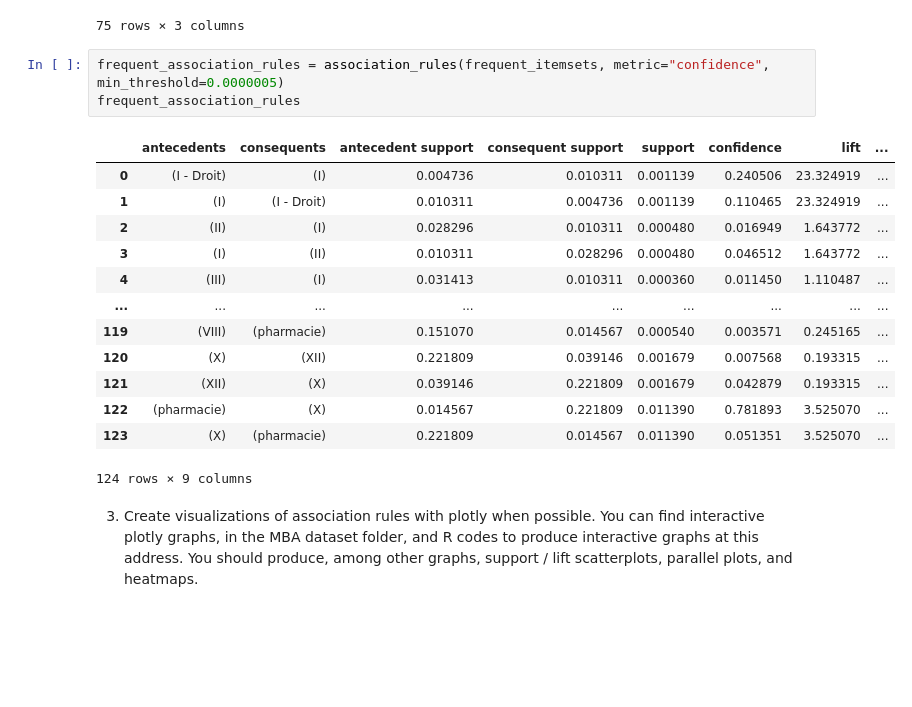
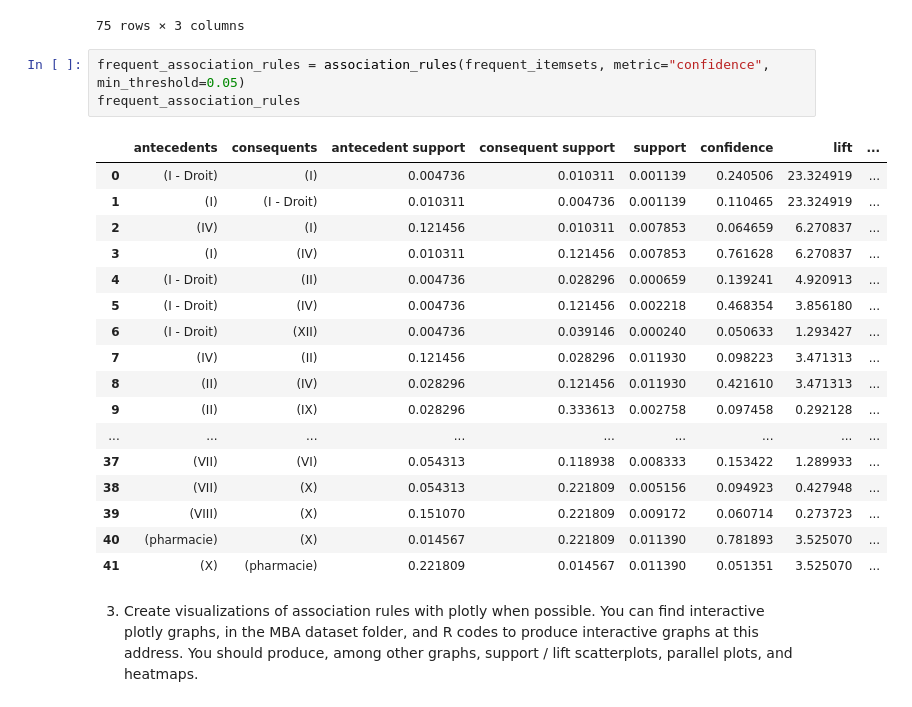
Before and after one commit to Zamanax/Pattern-Mining---B4, a Jupyter notebook: patternmining.ipynb, the cells around one changed output. Cells and saved outputs as stored; diff of their text form; blank space fills up the shorter version.

```diff
--- a/patternmining.ipynb
+++ b/patternmining.ipynb
@@ -229,22 +229,26 @@ frequent_itemsets
 | 74 | 0.011390 | (pharmacie, X) | 2 |
 75 rows × 3 columns
 # %%
-frequent_association_rules = association_rules(frequent_itemsets, metric="confidence", min_threshold=0.0000005)
+frequent_association_rules = association_rules(frequent_itemsets, metric="confidence", min_threshold=0.05)
 frequent_association_rules
 # %% [output]
 |  | antecedents | consequents | antecedent support | consequent support | support | confidence | lift | ... |
 | 0 | (I - Droit) | (I) | 0.004736 | 0.010311 | 0.001139 | 0.240506 | 23.324919 | ... |
 | 1 | (I) | (I - Droit) | 0.010311 | 0.004736 | 0.001139 | 0.110465 | 23.324919 | ... |
-| 2 | (II) | (I) | 0.028296 | 0.010311 | 0.000480 | 0.016949 | 1.643772 | ... |
-| 3 | (I) | (II) | 0.010311 | 0.028296 | 0.000480 | 0.046512 | 1.643772 | ... |
-| 4 | (III) | (I) | 0.031413 | 0.010311 | 0.000360 | 0.011450 | 1.110487 | ... |
+| 2 | (IV) | (I) | 0.121456 | 0.010311 | 0.007853 | 0.064659 | 6.270837 | ... |
+| 3 | (I) | (IV) | 0.010311 | 0.121456 | 0.007853 | 0.761628 | 6.270837 | ... |
+| 4 | (I - Droit) | (II) | 0.004736 | 0.028296 | 0.000659 | 0.139241 | 4.920913 | ... |
+| 5 | (I - Droit) | (IV) | 0.004736 | 0.121456 | 0.002218 | 0.468354 | 3.856180 | ... |
+| 6 | (I - Droit) | (XII) | 0.004736 | 0.039146 | 0.000240 | 0.050633 | 1.293427 | ... |
+| 7 | (IV) | (II) | 0.121456 | 0.028296 | 0.011930 | 0.098223 | 3.471313 | ... |
+| 8 | (II) | (IV) | 0.028296 | 0.121456 | 0.011930 | 0.421610 | 3.471313 | ... |
+| 9 | (II) | (IX) | 0.028296 | 0.333613 | 0.002758 | 0.097458 | 0.292128 | ... |
 | ... | ... | ... | ... | ... | ... | ... | ... | ... |
-| 119 | (VIII) | (pharmacie) | 0.151070 | 0.014567 | 0.000540 | 0.003571 | 0.245165 | ... |
-| 120 | (X) | (XII) | 0.221809 | 0.039146 | 0.001679 | 0.007568 | 0.193315 | ... |
-| 121 | (XII) | (X) | 0.039146 | 0.221809 | 0.001679 | 0.042879 | 0.193315 | ... |
-| 122 | (pharmacie) | (X) | 0.014567 | 0.221809 | 0.011390 | 0.781893 | 3.525070 | ... |
-| 123 | (X) | (pharmacie) | 0.221809 | 0.014567 | 0.011390 | 0.051351 | 3.525070 | ... |
+| 37 | (VII) | (VI) | 0.054313 | 0.118938 | 0.008333 | 0.153422 | 1.289933 | ... |
+| 38 | (VII) | (X) | 0.054313 | 0.221809 | 0.005156 | 0.094923 | 0.427948 | ... |
+| 39 | (VIII) | (X) | 0.151070 | 0.221809 | 0.009172 | 0.060714 | 0.273723 | ... |
+| 40 | (pharmacie) | (X) | 0.014567 | 0.221809 | 0.011390 | 0.781893 | 3.525070 | ... |
+| 41 | (X) | (pharmacie) | 0.221809 | 0.014567 | 0.011390 | 0.051351 | 3.525070 | ... |
-124 rows × 9 columns
 # %% [markdown]
 3. Create visualizations of association rules with plotly when possible. You can find interactive plotly graphs, in the MBA dataset folder, and R codes to produce interactive graphs at this address. You should produce, among other graphs, support / lift scatterplots, parallel plots, and heatmaps.
 # %%
```
Also changed, not shown: parts of 2 cells of this notebook, 1 other file.
